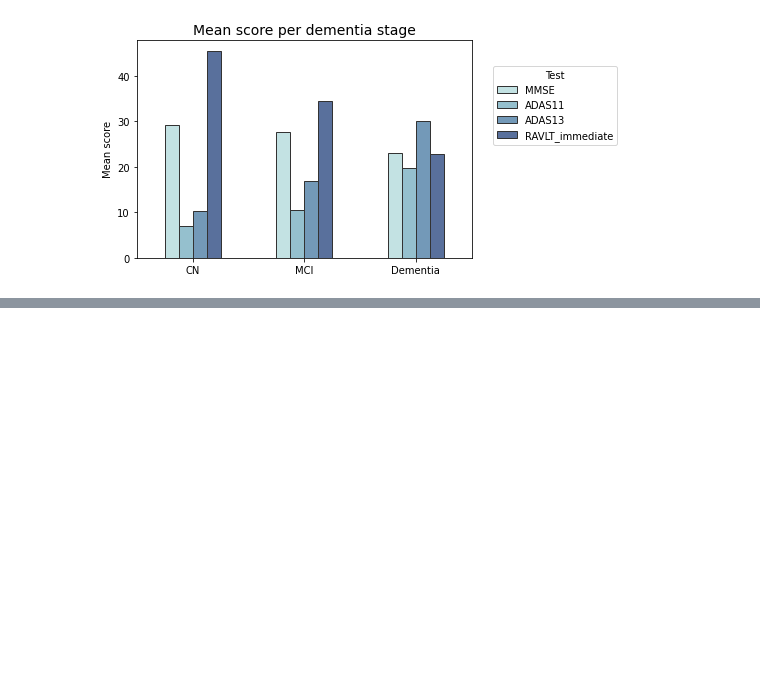
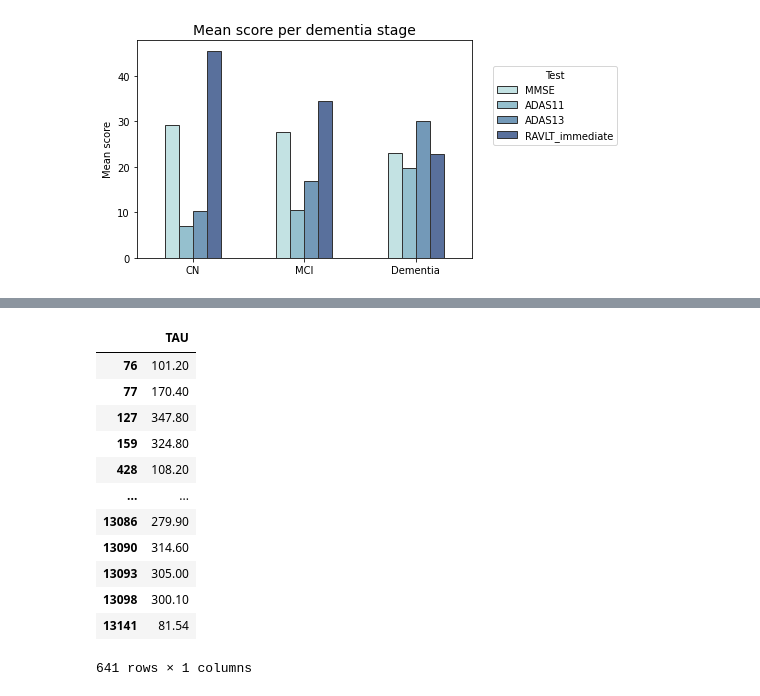
Before and after one commit to tamap94/ds-capstone-alzheimers-, a Jupyter notebook: tadpole_challenge/Tadpole_EDA_Model.ipynb, the cells around one changed output, grey strips where cells are left out. Drawn from its saved outputs; the diff is of its cells as text; code cells hidden in the pictures; blank space fills up the shorter version.

```diff
--- a/tadpole_challenge/Tadpole_EDA_Model.ipynb
+++ b/tadpole_challenge/Tadpole_EDA_Model.ipynb
@@ -271,0 +329,17 @@ plt.show();
+# %%
+#Convert everything to numerical values
+df[['TAU']].astype(float)
+# %% [output]
+|  | TAU |
+| 76 | 101.20 |
+| 77 | 170.40 |
+| 127 | 347.80 |
+| 159 | 324.80 |
+| 428 | 108.20 |
+| ... | ... |
+| 13086 | 279.90 |
+| 13090 | 314.60 |
+| 13093 | 305.00 |
+| 13098 | 300.10 |
+| 13141 | 81.54 |
+641 rows × 1 columns
```
Also changed, not shown: parts of 19 cells of this notebook, 1 other file.
